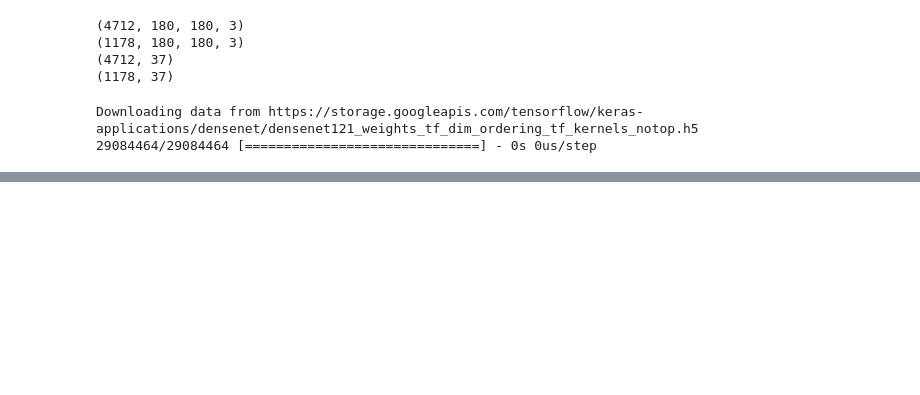
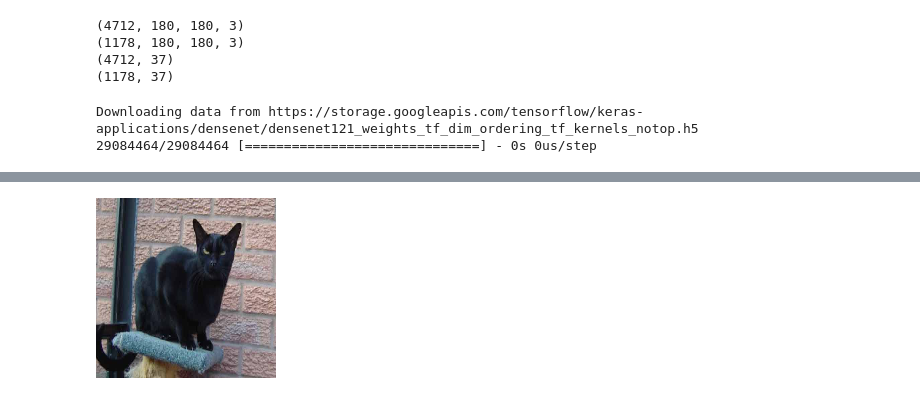
Before and after one commit to anjalipatel101/481_Project_Fall_2023, a Jupyter notebook: good.ipynb, the cells around one changed output, grey strips where cells are left out. Cells and saved outputs as stored; diff of their text form; code cells hidden in the pictures; blank space fills up the shorter version.

```diff
--- a/good.ipynb
+++ b/good.ipynb
@@ -210,5 +226,7 @@ plt.show()
 # %%
-load_img("/content/data_dir/TEST/1006.jpg",target_size=(180,180))
+load_img("/content/data_dir/TEST/1020.jpg",target_size=(180,180))
+# %% [output]
+[figure, added]
 # %%
 image=img_to_array(image)
 image=image/255.0
```
Also changed, not shown: parts of 12 cells of this notebook.
